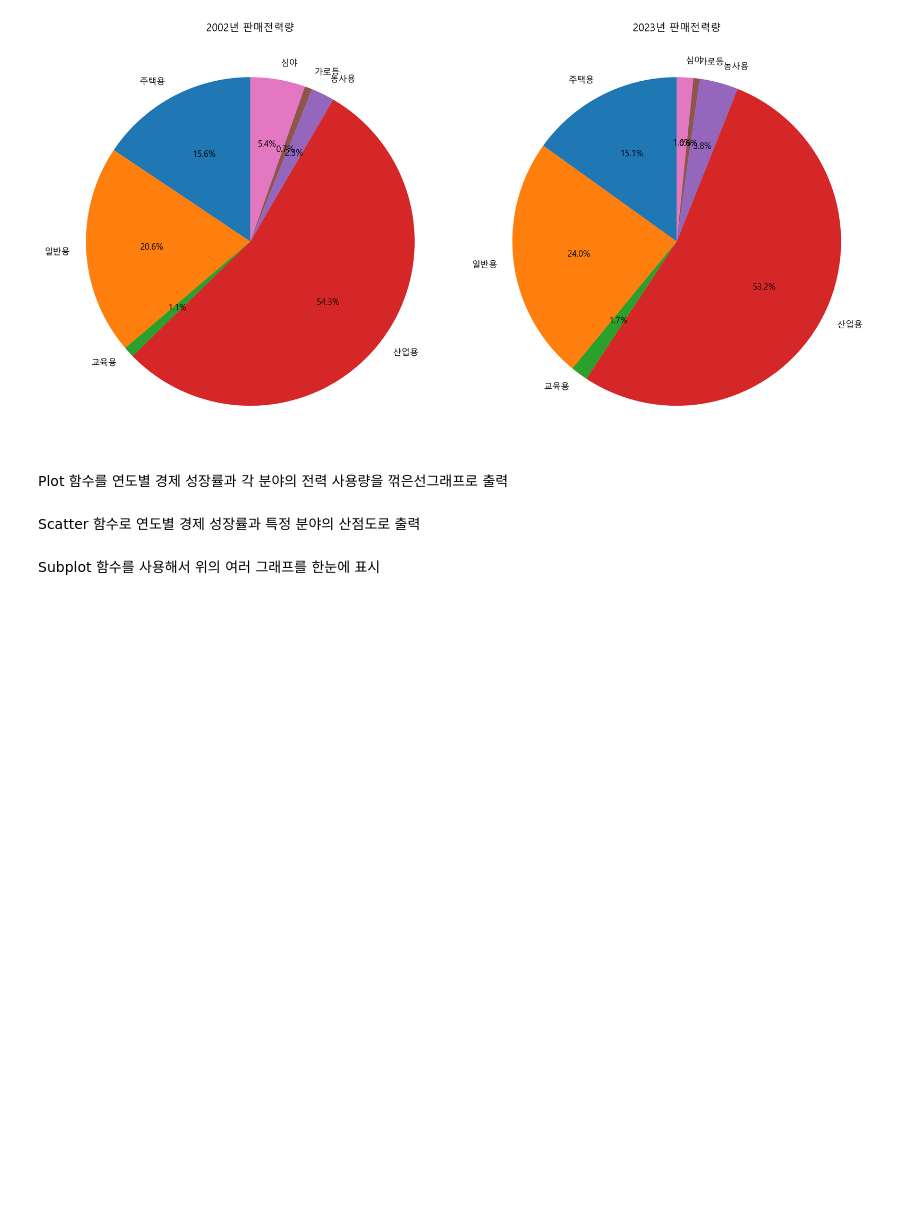
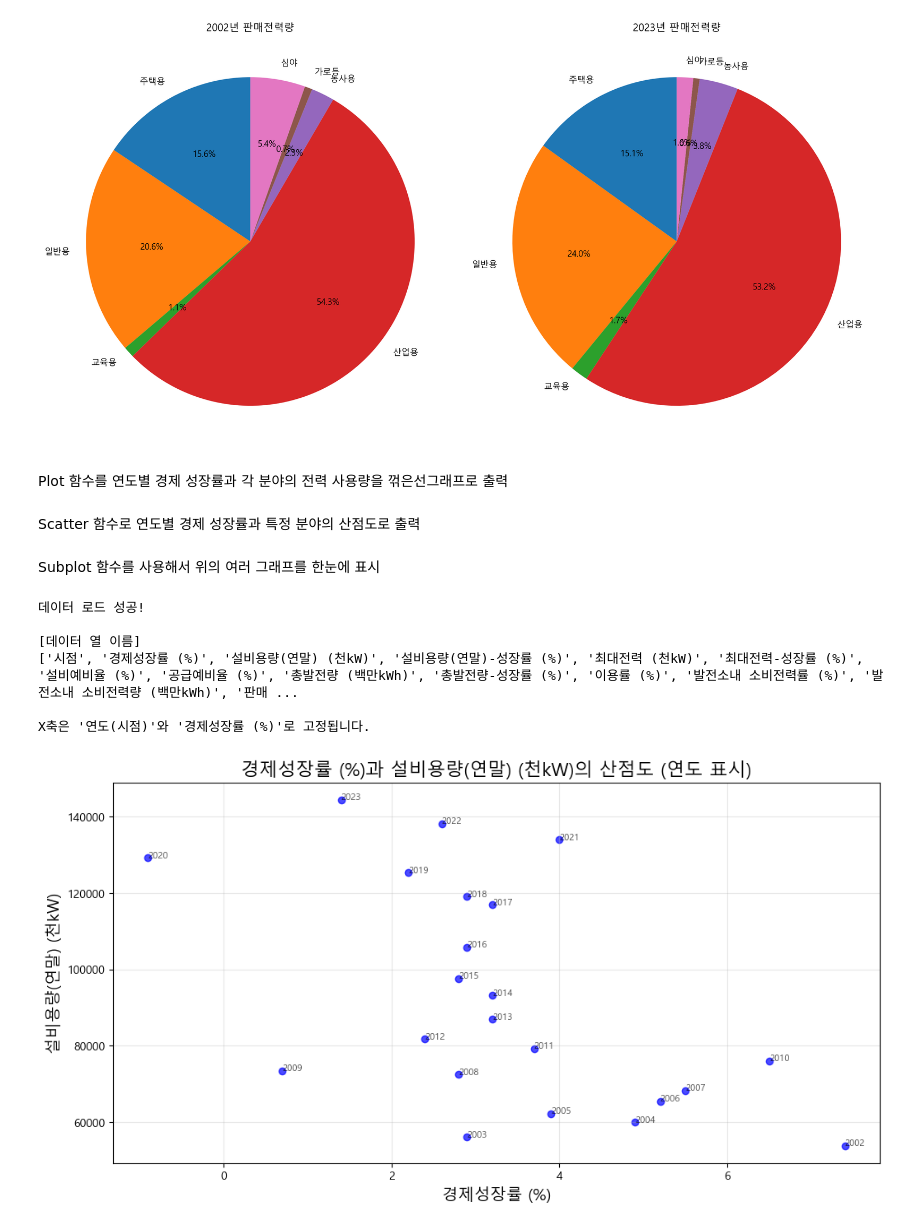
Before and after one commit to uro12/DA-4, a Jupyter notebook: 04조_분석조.ipynb, the cells around one changed output. Saved outputs shown, nothing was run; the diff lists cells and outputs as text; code cells hidden in the pictures; blank space fills up the shorter version.

```diff
--- a/04조_분석조.ipynb
+++ b/04조_분석조.ipynb
@@ -695,0 +694,69 @@ Subplot 함수를 사용해서 위의 여러 그래프를 한눈에 표시
+# %%
+# Subplot 함수를 사용해서 위의 여러 그래프를 한눈에 표시
+import pandas as pd
+import matplotlib.pyplot as plt
+from matplotlib import rc
+
+# 한글 폰트 설정
+plt.rc('font', family='Malgun Gothic')
+plt.rcParams['axes.unicode_minus'] = False
+
+# CSV 파일 경로
+file_path = "연도별_전력수급_실적.csv"
+
+# 데이터 불러오기
+try:
+    data = pd.read_csv(file_path, encoding='cp949')  # 인코딩에 맞게 수정
+    print("데이터 로드 성공!")
+except Exception as e:
+    print(f"데이터 로드 중 오류 발생: {e}")
+    exit()
+
+# X축 고정: 연도별 경제성장률
+year_column = '시점'  # 연도
+x_column = '경제성장률 (%)'  # X축: 경제성장률
+
+# 데이터 확인
+if year_column not in data.columns or x_column not in data.columns:
+    print(f"데이터에 '{year_column}' 또는 '{x_column}' 열이 없습니다. 열 이름을 확인하세요.")
+    print("사용 가능한 열 이름:", data.columns.tolist())
+    exit()
+
+# Y축 선택
+print("\n[데이터 열 이름]")
+print(data.columns.tolist())
+print(f"\nX축은 '연도({year_column})'와 '{x_column}'로 고정됩니다.")
+
+try:
+    y_column = input("Y축에 사용할 열 이름을 입력하세요: ").strip()
+
+    # 선택한 열 데이터 추출
+    years = data[year_column]
+    x_data = data[x_column]
+    y_data = data[y_column]
+except KeyError as e:
+    print(f"잘못된 열 이름입니다: {e}")
+    print("열 이름을 위 목록에서 확인한 후 다시 시도하세요.")
+    exit()
+
+# 산점도 출력
+plt.figure(figsize=(12, 6))
+plt.scatter(x_data, y_data, color='blue', alpha=0.7)
+
+# 데이터 포인트에 연도 표시
+for i, year in enumerate(years):
+    plt.text(x_data[i], y_data[i], str(year), fontsize=8, alpha=0.7)
+
+plt.title(f'{x_column}과 {y_column}의 산점도 (연도 표시)', fontsize=16)
+plt.xlabel(x_column, fontsize=14)
+plt.ylabel(y_column, fontsize=14)
+plt.grid(alpha=0.3)
+plt.show()
+# %% [output]
+데이터 로드 성공!
+
+[데이터 열 이름]
+['시점', '경제성장률 (%)', '설비용량(연말) (천kW)', '설비용량(연말)-성장률 (%)', '최대전력 (천kW)', '최대전력-성장률 (%)', '설비예비율 (%)', '공급예비율 (%)', '총발전량 (백만kWh)', '총발전량-성장률 (%)', '이용률 (%)', '발전소내 소비전력률 (%)', '발전소내 소비전력량 (백만kWh)', '판매 ...
+
+X축은 '연도(시점)'와 '경제성장률 (%)'로 고정됩니다.
+[figure, added]
```
Also changed, not shown: parts of 1 cell of this notebook.
